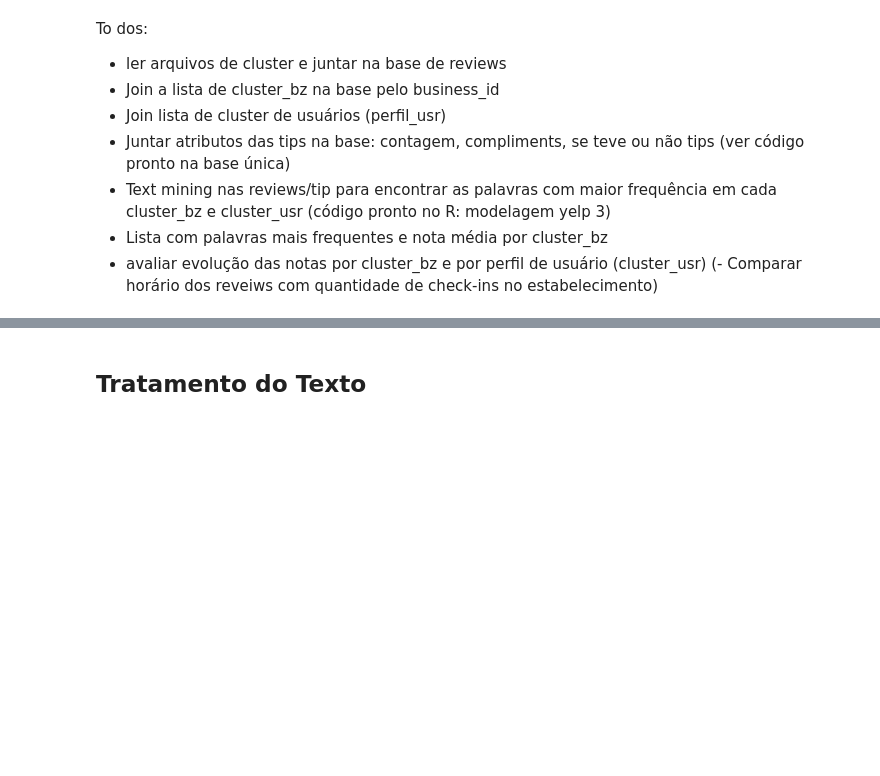
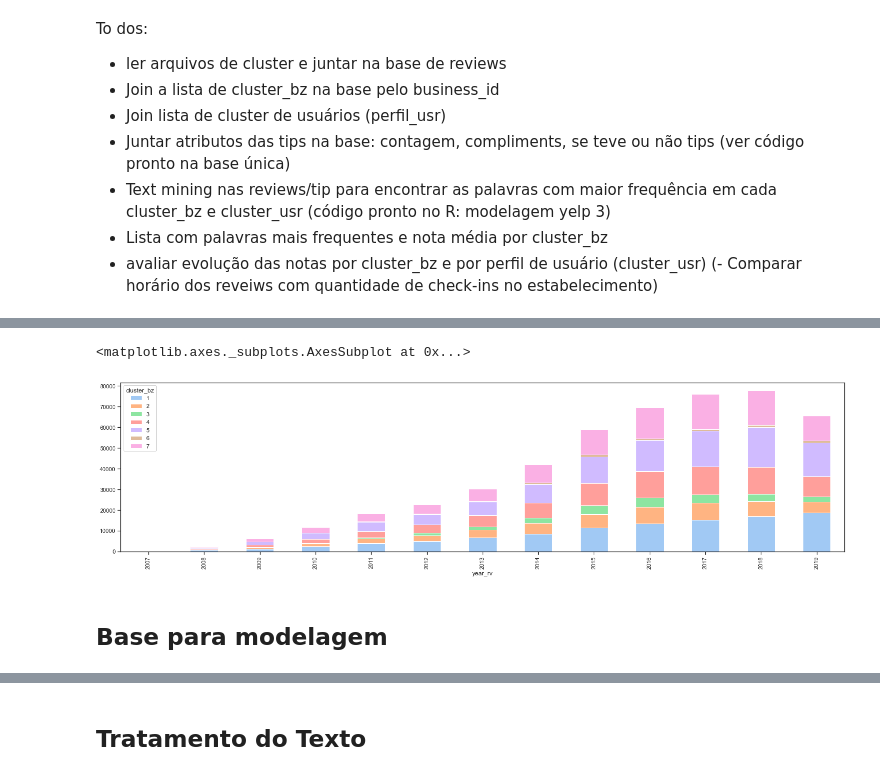
Before and after one commit to sanchezvivi/pads-yelp, a Jupyter notebook: Processamento Yelp 3.ipynb, the cells around one changed output, grey strips where cells are left out. Saved outputs shown, nothing was run; the diff lists cells and outputs as text; code cells hidden in the pictures; blank space fills up the shorter version.

```diff
--- a/Processamento Yelp 3.ipynb
+++ b/Processamento Yelp 3.ipynb
@@ -778,0 +507,3 @@ base4 = spark.sql('''
+# %%
+usr_clusters = spark.read.csv('output/usr_cluster.csv', header = True)
+bz_clusters = spark.read.csv('output/bz_cluster.csv', header = True )
@@ -778,0 +517,11 @@ base4 = spark.sql('''
+# %%
+rv1 = spark.sql("""
+        SELECT A.*,
+        YEAR(A.date) AS year_rv,
+        B.cluster as cluster_bz
+
+        FROM rv as A
+        RIGHT JOIN bz_clusters as B
+        ON A.business_id = B.business_id
+
+        """)
@@ -778,0 +542,10 @@ base4 = spark.sql('''
+# %%
+rv2 = spark.sql("""
+        SELECT A.*,
+        B.cluster as cluster_usr
+
+        FROM rv1 as A
+        LEFT JOIN usr_clusters as B
+        ON A.user_id = B.user_id
+
+        """)
@@ -778,0 +578,7 @@ base4 = spark.sql('''
+# %%
+rv_df = spark.sql("""
+        SELECT cluster_bz, year_rv, count(review_id) as qtde_rv
+
+        FROM rv2 as A
+        GROUP BY cluster_bz, year_rv
+        """).toPandas()
@@ -778,0 +606,7 @@ base4 = spark.sql('''
+# %%
+rv_df.groupby(['year_rv','cluster_bz'])['qtde_rv'].agg('sum').unstack('cluster_bz').plot(kind = 'bar', stacked = True, figsize = (25,6))
+# %% [output]
+<matplotlib.axes._subplots.AxesSubplot at 0x...>
+[figure, added]
+# %% [markdown]
+## Base para modelagem
```
Also changed, not shown: parts of 59 cells of this notebook, 1 other file.
